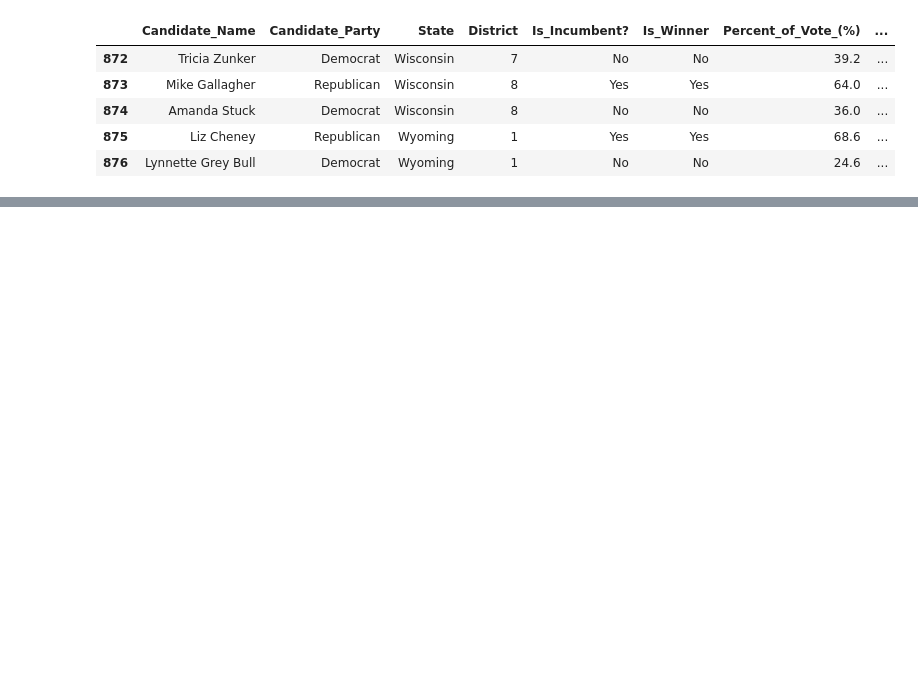
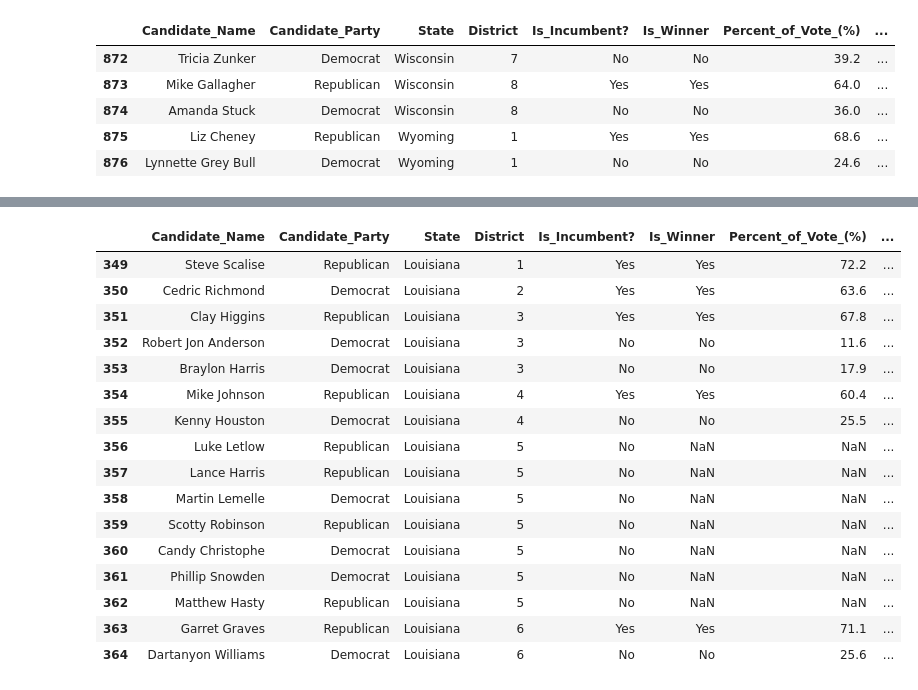
Before and after one commit to ballir27/webscraping-open-secrets-2020-US-House-Elections, a Jupyter notebook: AB-webscraping-open-secrets-async-pt1.ipynb, the cells around one changed output, grey strips where cells are left out. Saved outputs shown, nothing was run; the diff lists cells and outputs as text; code cells hidden in the pictures; blank space fills up the shorter version.

```diff
--- a/AB-webscraping-open-secrets-async-pt1.ipynb
+++ b/AB-webscraping-open-secrets-async-pt1.ipynb
@@ -342,6 +342,26 @@ full_candidate_info_df[full_candidate_info_df['State']=='Texas'].tail(50)
 | 797 | Jason Mata | Independent | Texas | 35 | No | No | 1.9 | ... |
 | 798 | Brian Babin | Republican | Texas | 36 | Yes | Yes | 73.6 | ... |
 | 799 | Brandon Rashad Lewis | Democrat | Texas | 36 | No | No | 24.3 | ... |
+# %%
+full_candidate_info_df[full_candidate_info_df['State']=='Louisiana'].tail(50)
+# %% [output]
+|  | Candidate_Name | Candidate_Party | State | District | Is_Incumbent? | Is_Winner | Percent_of_Vote_(%) | ... |
+| 349 | Steve Scalise | Republican | Louisiana | 1 | Yes | Yes | 72.2 | ... |
+| 350 | Cedric Richmond | Democrat | Louisiana | 2 | Yes | Yes | 63.6 | ... |
+| 351 | Clay Higgins | Republican | Louisiana | 3 | Yes | Yes | 67.8 | ... |
+| 352 | Robert Jon Anderson | Democrat | Louisiana | 3 | No | No | 11.6 | ... |
+| 353 | Braylon Harris | Democrat | Louisiana | 3 | No | No | 17.9 | ... |
+| 354 | Mike Johnson | Republican | Louisiana | 4 | Yes | Yes | 60.4 | ... |
+| 355 | Kenny Houston | Democrat | Louisiana | 4 | No | No | 25.5 | ... |
+| 356 | Luke Letlow | Republican | Louisiana | 5 | No | NaN | NaN | ... |
+| 357 | Lance Harris | Republican | Louisiana | 5 | No | NaN | NaN | ... |
+| 358 | Martin Lemelle | Democrat | Louisiana | 5 | No | NaN | NaN | ... |
+| 359 | Scotty Robinson | Republican | Louisiana | 5 | No | NaN | NaN | ... |
+| 360 | Candy Christophe | Democrat | Louisiana | 5 | No | NaN | NaN | ... |
+| 361 | Phillip Snowden | Democrat | Louisiana | 5 | No | NaN | NaN | ... |
+| 362 | Matthew Hasty | Republican | Louisiana | 5 | No | NaN | NaN | ... |
+| 363 | Garret Graves | Republican | Louisiana | 6 | Yes | Yes | 71.1 | ... |
+| 364 | Dartanyon Williams | Democrat | Louisiana | 6 | No | No | 25.6 | ... |
 # %%
 full_candidate_info_df[full_candidate_info_df['State']=='Pennsylvania'].tail(50)
 # %% [output]
```
Also changed, not shown: parts of 3 cells of this notebook, 2 other files.
